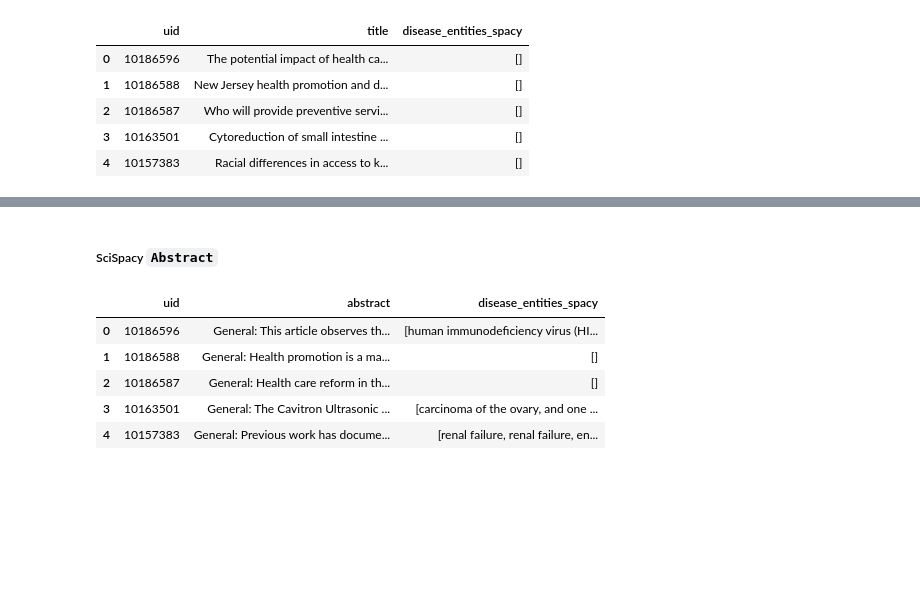
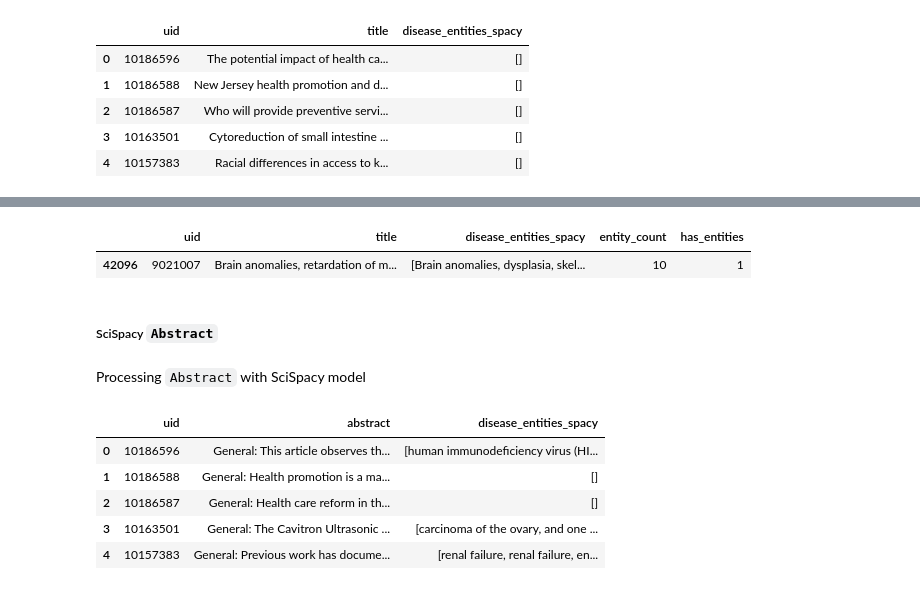
Before and after one commit to mateuszpliszka/PubMedResearch, a Jupyter notebook: 2.EDA_Tokenization.ipynb, the cells around one changed output, grey strips where cells are left out. Drawn from its saved outputs; the diff is of its cells as text; code cells hidden in the pictures; blank space fills up the shorter version.

```diff
--- a/2.EDA_Tokenization.ipynb
+++ b/2.EDA_Tokenization.ipynb
@@ -399,6 +458,10 @@ def remove_punctuation(tokens):
 # Then:
 df["cleaned_title_tokens_simple"] = df["cleaned_title_tokens_simple"].apply(remove_punctuation).copy()
 df["cleaned_title_tokens_hf"] = df["cleaned_title_tokens_hf"].apply(remove_punctuation).copy()
+
+# Then:
+df["cleaned_abstract_tokens_simple"] = df["cleaned_abstract_tokens_simple"].apply(remove_punctuation).copy()
+df["cleaned_abstract_tokens_hf"] = df["cleaned_abstract_tokens_hf"].apply(remove_punctuation).copy()
 # %%
 from collections import Counter
 
@@ -595,7 +789,7 @@ value                  int                        30
 x                      int                        2024
 y                      float64                    271.88065099457503
 # %%
-#df = df.drop(columns=["disease_tokens_simple", "disease_tokens_hf"]).copy()
+df = df.drop(columns=["abstract_tokens_simple", "abstract_tokens_hf","title_tokens_simple","title_tokens_hf"]).copy()
 df.head()
 # %% [output]
 |  | uid | title | journal | abstract | authors | affiliations | mesh_terms | keywords | coi_statement | ... |
@@ -709,14 +907,14 @@ def read_parquet_in_batches_with_progress(file_path, batch_size):
 
     return combined_df
 # %%
-# Example usage
-if __name__ == "__main__":
-    file_path = "Data/2.Processed/ModellingData/PART1_all.parquet"
-    batch_size = 100_000  # Define your desired chunk size
+# # Example usage
+# if __name__ == "__main__":
+#     file_path = "Data/2.Processed/ModellingData/PART1_all.parquet"
+#     batch_size = 100_000  # Define your desired chunk size
 
-    df = read_parquet_in_batches_with_progress(file_path, batch_size)
+#     df = read_parquet_in_batches_with_progress(file_path, batch_size)
 
-    print(f"\nFinal DataFrame with {len(df)} rows:")
-    df.head()
+#     print(f"\nFinal DataFrame with {len(df)} rows:")
+#     df.head()
 # %% [markdown]
 ##### SciSpacy `Title`
@@ -941,3 +1140,22 @@ df_title.head()
 | 2 | 10186587 | Who will provide preventive servi... | [] |
 | 3 | 10163501 | Cytoreduction of small intestine ... | [] |
 | 4 | 10157383 | Racial differences in access to k... | [] |
+# %%
+# Count the number of elements in each list inside 'disease_entities_spacy'
+df_title['entity_count'] = df_title['disease_entities_spacy'].apply(len)
+
+# 1. Value counts of the number of entities in lists
+entity_count_value_counts = df_title['entity_count'].value_counts()
+
+# 2. Binary categorization: 0 count or more than 0
+df_title['has_entities'] = df_title['entity_count'].apply(lambda x: 1 if x > 0 else 0)
+
+# Get value counts for the binary categorization
+binary_value_counts = df_title['has_entities'].value_counts()
+
+# Print both results
+print("Entity Count Value Counts:")
+print(entity_count_value_counts)
+
+print("\nBinary Categorization (0 vs. More Than 0):")
+print(binary_value_counts)
@@ -944,5 +1183,15 @@ df_title.head()
+# %%
+# Filter the rows where the 'entity_count' is 10
+rows_with_10_entities = df_title[df_title['entity_count'] == 10]
+
+rows_with_10_entities
+# %% [output]
+|  | uid | title | disease_entities_spacy | entity_count | has_entities |
+| 42096 | 9021007 | Brain anomalies, retardation of m... | [Brain anomalies, dysplasia, skel... | 10 | 1 |
 # %% [markdown]
 #####  SciSpacy `Abstract`
+# %% [markdown]
+Processing `Abstract` with SciSpacy model
 # %%
 # Example usage
 if __name__ == "__main__":
```
Also changed, not shown: parts of 21 cells of this notebook.
